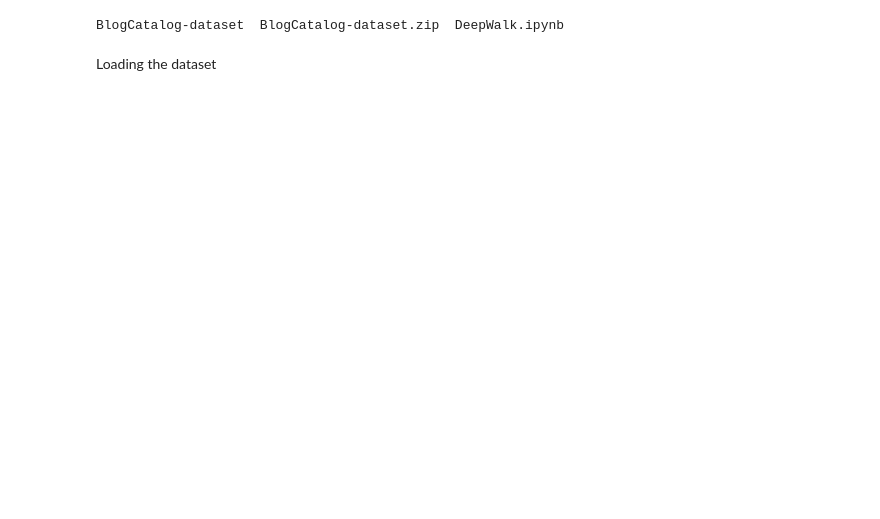
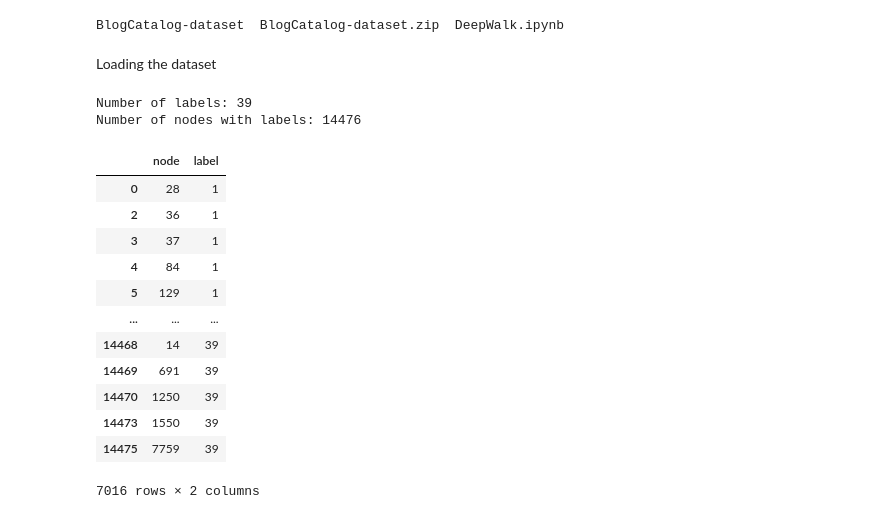
Before and after one commit to Longcodedao/GraphCN-Implementation, a Jupyter notebook: Graph_Embedding/DeepWalk/DeepWalk.ipynb, the cells around one changed output. Drawn from its saved outputs; the diff is of its cells as text; code cells hidden in the pictures; blank space fills up the shorter version.

```diff
--- a/Graph_Embedding/DeepWalk/DeepWalk.ipynb
+++ b/Graph_Embedding/DeepWalk/DeepWalk.ipynb
@@ -634,3 +642,26 @@ for _, row in nodes_df.iterrows():
     G.add_node(row['id'])
 
 G.add_edges_from(edges_df.values)
+# %%
+print(f'Number of labels: {groups_df.shape[0]}')
+print(f'Number of nodes with labels: {label_nodes_df.shape[0]}')
+# %% [output]
+Number of labels: 39
+Number of nodes with labels: 14476
+# %%
+duplicated_nodes = label_nodes_df[label_nodes_df.duplicated(subset='node', keep=False)]
+duplicated_nodes
+# %% [output]
+|  | node | label |
+| 0 | 28 | 1 |
+| 2 | 36 | 1 |
+| 3 | 37 | 1 |
+| 4 | 84 | 1 |
+| 5 | 129 | 1 |
+| ... | ... | ... |
+| 14468 | 14 | 39 |
+| 14469 | 691 | 39 |
+| 14470 | 1250 | 39 |
+| 14473 | 1550 | 39 |
+| 14475 | 7759 | 39 |
+7016 rows × 2 columns
```
Also changed, not shown: parts of 39 cells of this notebook, 7 other files.
